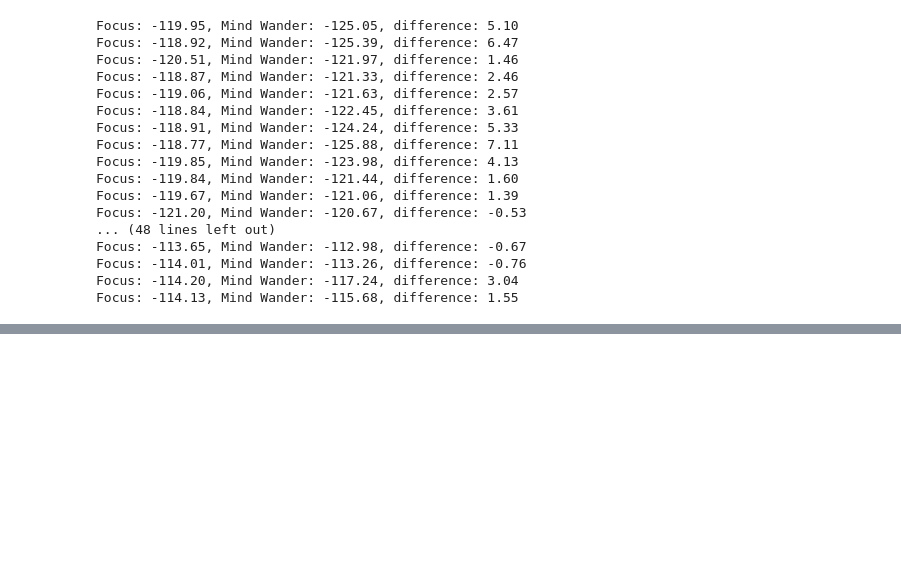
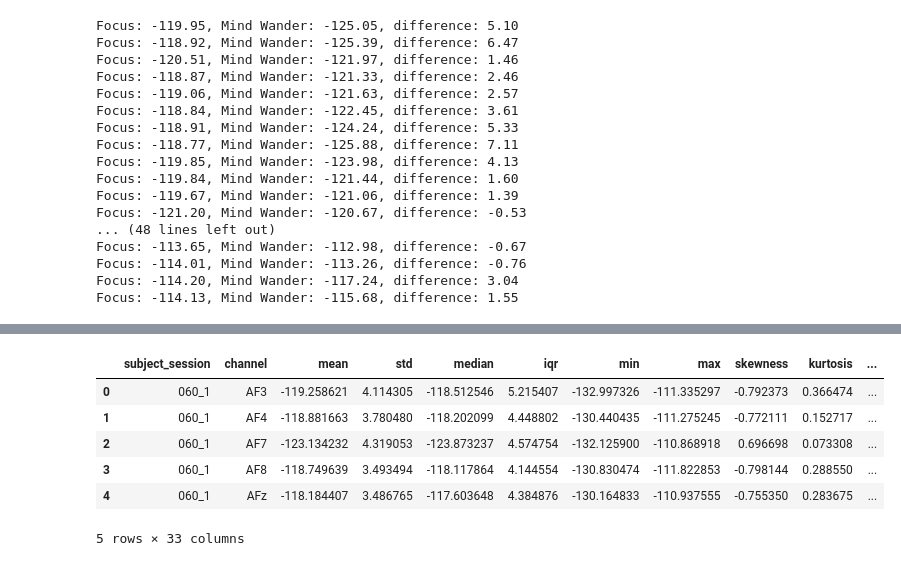
Before and after one commit to sivertbk/Master_AttentionalDirectionResearch, a Jupyter notebook: notebooks/old_data_inspection.ipynb, the cells around one changed output, grey strips where cells are left out. Saved outputs shown, nothing was run; the diff lists cells and outputs as text; code cells hidden in the pictures; blank space fills up the shorter version.

```diff
--- a/notebooks/old_data_inspection.ipynb
+++ b/notebooks/old_data_inspection.ipynb
@@ -249,0 +257,26 @@ No baseline correction applied
+# %%
+import pandas as pd
+from eeg_analyzer.statistics import Statistics
+
+ctr_subs = dataset.get_group_subjects('ctr')
+dataset.remove_subjects(ctr_subs)
+df_data = dataset.to_long_band_power_list((8,12))
+
+df = pd.DataFrame(df_data)
+
+# create new df_summary that for each channel contains both state means of band_db
+df_summary = Statistics.calculate_descriptive_stats_detailed(
+    df=df,
+    value_col='band_db',
+    group_cols=['subject_session', 'channel'],
+    state_col='state',
+)
+df_summary.head()
+# %% [output]
+|  | subject_session | channel | mean | std | median | iqr | min | max | skewness | kurtosis | ... |
+| 0 | 060_1 | AF3 | -119.258621 | 4.114305 | -118.512546 | 5.215407 | -132.997326 | -111.335297 | -0.792373 | 0.366474 | ... |
+| 1 | 060_1 | AF4 | -118.881663 | 3.780480 | -118.202099 | 4.448802 | -130.440435 | -111.275245 | -0.772111 | 0.152717 | ... |
+| 2 | 060_1 | AF7 | -123.134232 | 4.319053 | -123.873237 | 4.574754 | -132.125900 | -110.868918 | 0.696698 | 0.073308 | ... |
+| 3 | 060_1 | AF8 | -118.749639 | 3.493494 | -118.117864 | 4.144554 | -130.830474 | -111.822853 | -0.798144 | 0.288550 | ... |
+| 4 | 060_1 | AFz | -118.184407 | 3.486765 | -117.603648 | 4.384876 | -130.164833 | -110.937555 | -0.755350 | 0.283675 | ... |
+5 rows × 33 columns
```
Also changed, not shown: parts of 9 cells of this notebook, 18 other files.
